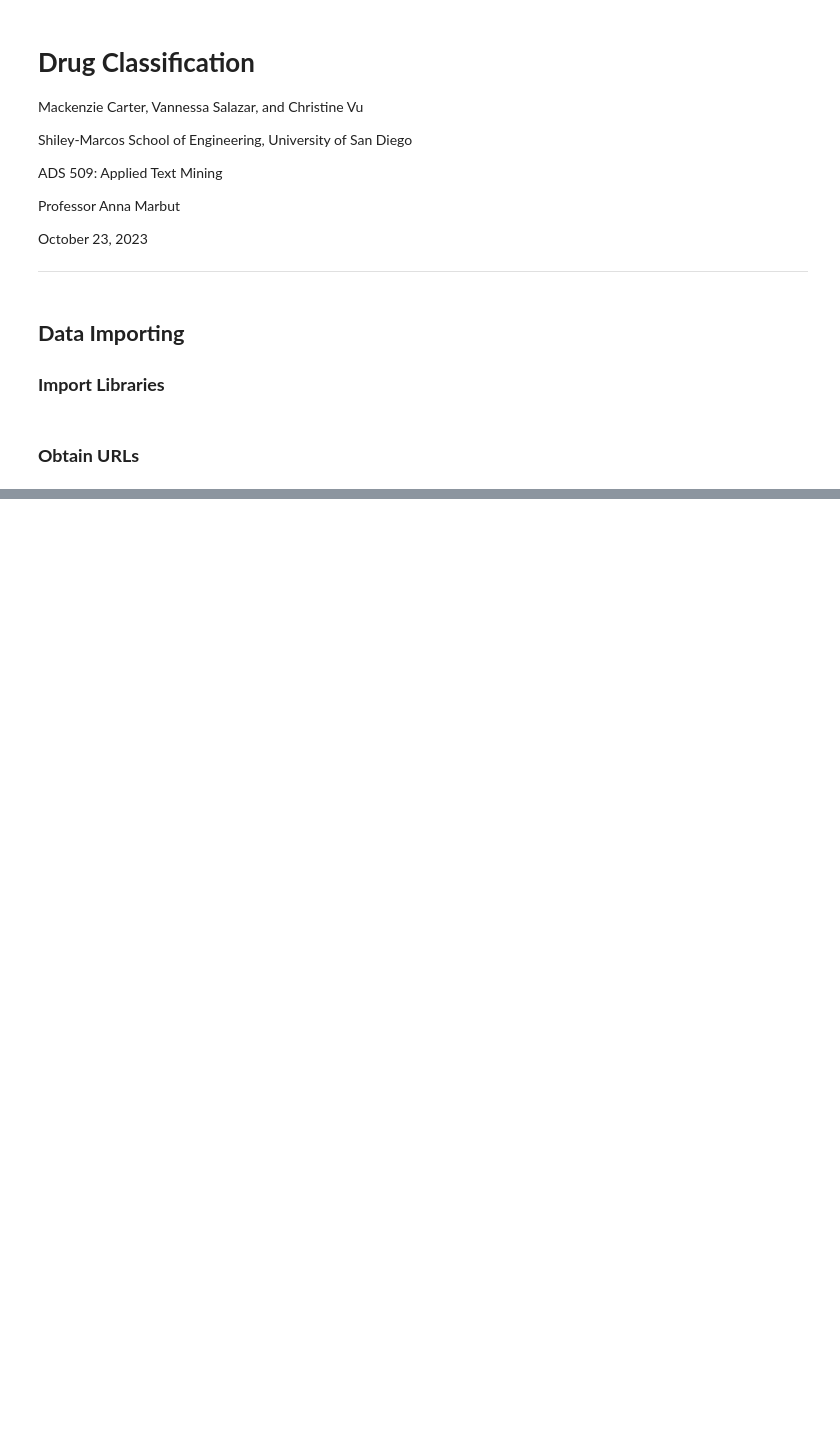
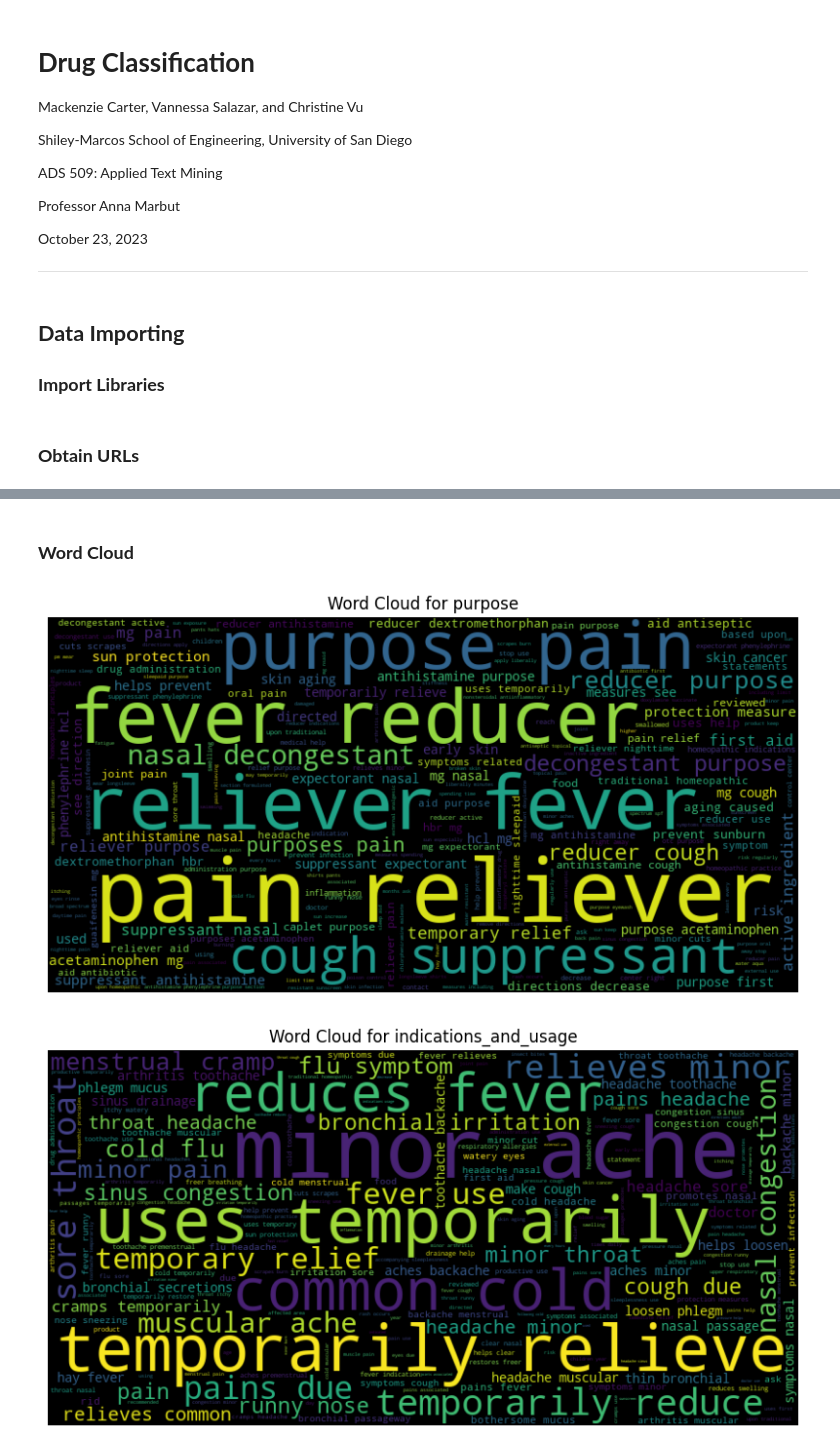
Before and after one commit to christinevu510/Drug-Classification, a Jupyter notebook: Notebook.ipynb, the cells around one changed output, grey strips where cells are left out. Drawn from its saved outputs; the diff is of its cells as text; code cells hidden in the pictures; blank space fills up the shorter version.

```diff
--- a/Notebook.ipynb
+++ b/Notebook.ipynb
@@ -666,0 +243,12 @@ for col in non_numeric_columns.columns:
+# %%
+clean_df["purpose_tokens"] = clean_df["purpose"].apply(prepare,pipeline=my_pipeline)
+clean_df["purpose_num_tokens"] = clean_df["purpose_tokens"].map(len)
+
+clean_df["indications_tokens"] = clean_df["indications_and_usage"].apply(prepare,pipeline=my_pipeline)
+clean_df["indications_num_tokens"] = clean_df["indications_tokens"].map(len)
+
+clean_df["active_tokens"] = clean_df["active_ingredient"].apply(prepare,pipeline=my_pipeline)
+clean_df["active_num_tokens"] = clean_df["active_tokens"].map(len)
+
+clean_df["warnings_tokens"] = clean_df["warnings"].apply(prepare,pipeline=my_pipeline)
+clean_df["warnings_num_tokens"] = clean_df["warnings_tokens"].map(len)
@@ -666,0 +402,23 @@ for col in non_numeric_columns.columns:
+# %% [markdown]
+### **Word Cloud**
+# %%
+# Define the text columns
+text_columns = ['purpose', 'indications_and_usage', 'active_ingredient', 'warnings']
+
+# Create a word cloud for each text column
+for column in text_columns:
+    # Combine the text data from the column into a single string
+    text_data = ' '.join(clean_df[column].astype(str))
+
+    # Create and generate a WordCloud object
+    wordcloud = WordCloud(width = 800, height = 400).generate(text_data)
+
+    # Display the word cloud
+    plt.figure(figsize = (10, 5))
+    plt.imshow(wordcloud, interpolation = 'bilinear')
+    plt.axis("off")
+    plt.title(f"Word Cloud for {column}")
+    plt.show()
+# %% [output]
+[figure, added]
+[figure, added]
```
Also changed, not shown: parts of 76 cells of this notebook.
